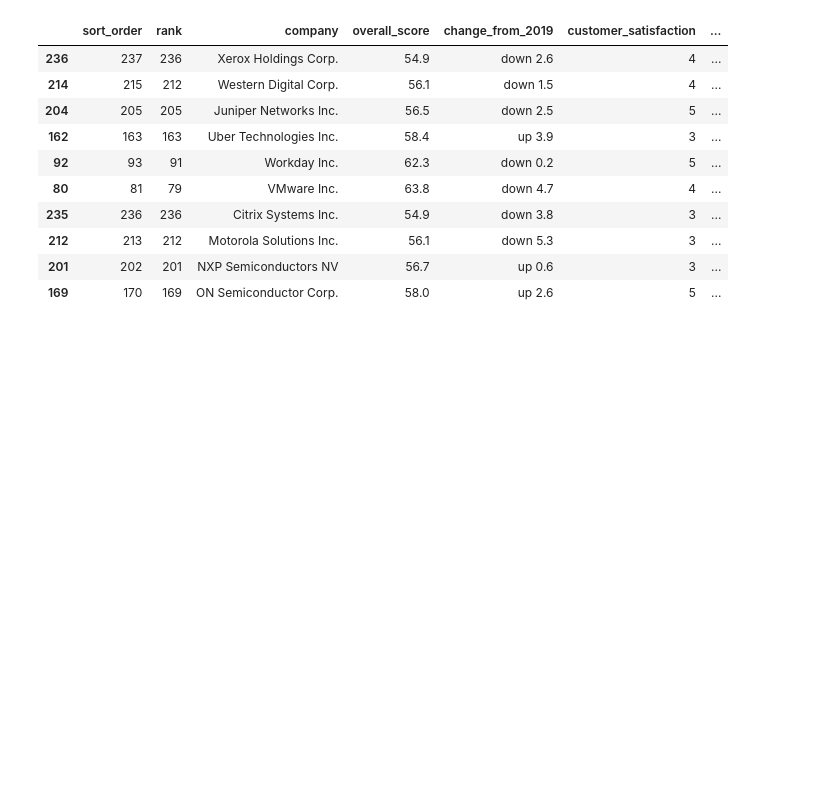
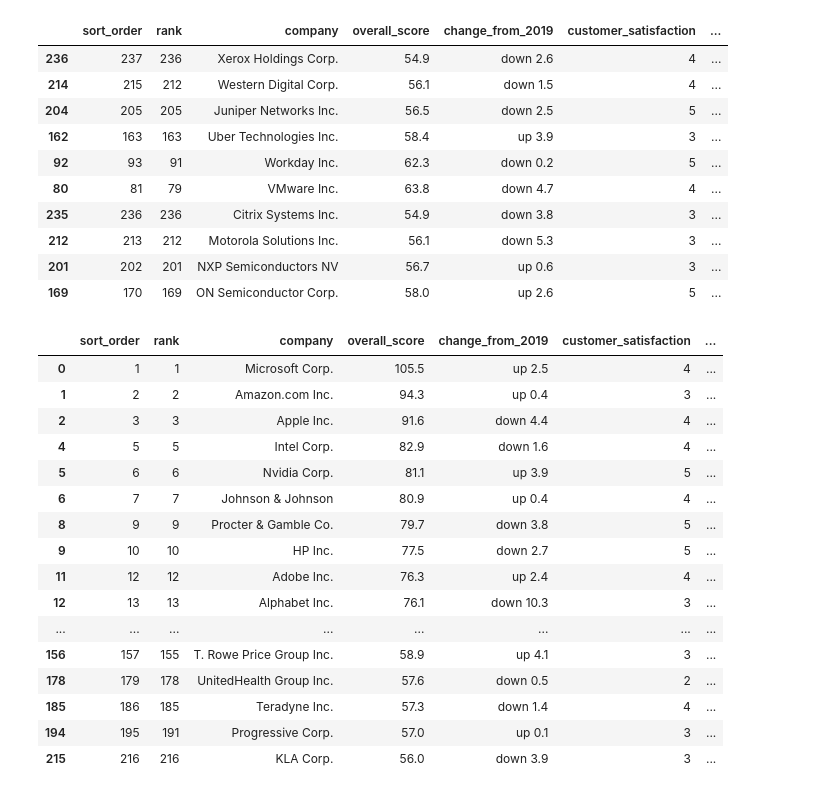
Before and after one commit to chandanabrdwj/100DaysOfML, a Jupyter notebook: wallstreet-journal-company-ranking.ipynb, the cells around one changed output. Saved outputs shown, nothing was run; the diff lists cells and outputs as text; code cells hidden in the pictures; blank space fills up the shorter version.

Commit message:
Kaggle Notebook | Wallstreet Journal Company Ranking | Version 2

```diff
--- a/wallstreet-journal-company-ranking.ipynb
+++ b/wallstreet-journal-company-ranking.ipynb
@@ -236,3 +266,23 @@ financial_strength_worst.head(10)
 | 212 | 213 | 212 | Motorola Solutions Inc. | 56.1 | down 5.3 | 3 | ... |
 | 201 | 202 | 201 | NXP Semiconductors NV | 56.7 | up 0.6 | 3 | ... |
 | 169 | 170 | 169 | ON Semiconductor Corp. | 58.0 | up 2.6 | 5 | ... |
+# %%
+df[df.financial_strength == df.financial_strength.max()]
+# %% [output]
+|  | sort_order | rank | company | overall_score | change_from_2019 | customer_satisfaction | ... |
+| 0 | 1 | 1 | Microsoft Corp. | 105.5 | up 2.5 | 4 | ... |
+| 1 | 2 | 2 | Amazon.com Inc. | 94.3 | up 0.4 | 3 | ... |
+| 2 | 3 | 3 | Apple Inc. | 91.6 | down 4.4 | 4 | ... |
+| 4 | 5 | 5 | Intel Corp. | 82.9 | down 1.6 | 4 | ... |
+| 5 | 6 | 6 | Nvidia Corp. | 81.1 | up 3.9 | 5 | ... |
+| 6 | 7 | 7 | Johnson & Johnson | 80.9 | up 0.4 | 4 | ... |
+| 8 | 9 | 9 | Procter & Gamble Co. | 79.7 | down 3.8 | 5 | ... |
+| 9 | 10 | 10 | HP Inc. | 77.5 | down 2.7 | 5 | ... |
+| 11 | 12 | 12 | Adobe Inc. | 76.3 | up 2.4 | 4 | ... |
+| 12 | 13 | 13 | Alphabet Inc. | 76.1 | down 10.3 | 3 | ... |
+| ... | ... | ... | ... | ... | ... | ... | ... |
+| 156 | 157 | 155 | T. Rowe Price Group Inc. | 58.9 | up 4.1 | 3 | ... |
+| 178 | 179 | 178 | UnitedHealth Group Inc. | 57.6 | down 0.5 | 2 | ... |
+| 185 | 186 | 185 | Teradyne Inc. | 57.3 | down 1.4 | 4 | ... |
+| 194 | 195 | 191 | Progressive Corp. | 57.0 | up 0.1 | 3 | ... |
+| 215 | 216 | 216 | KLA Corp. | 56.0 | down 3.9 | 3 | ... |
```
Also changed, not shown: parts of 25 cells of this notebook.
